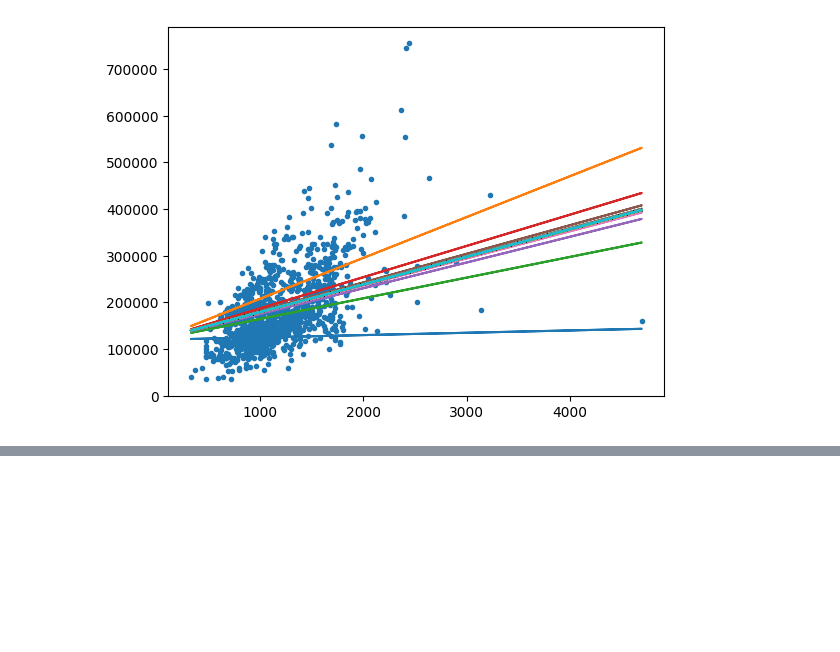
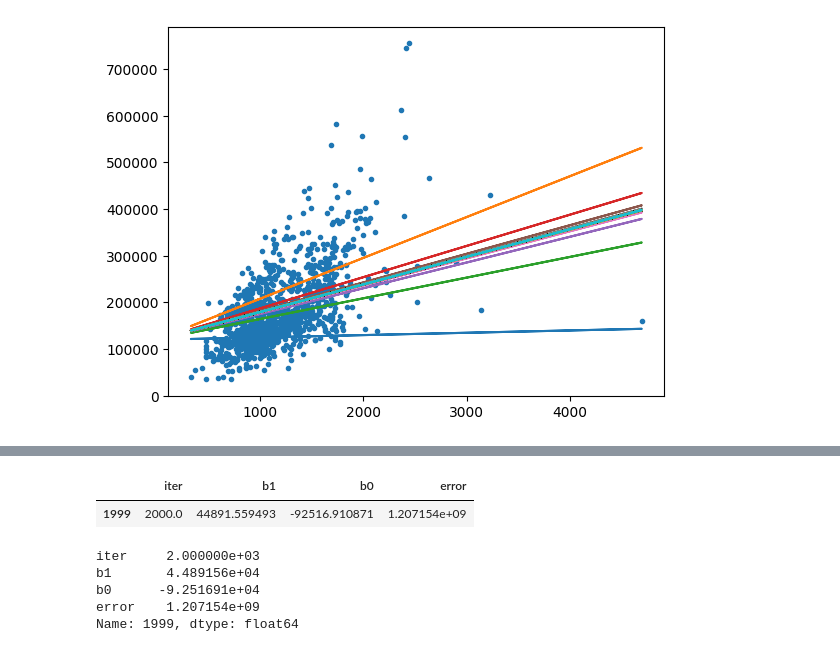
Before and after one commit to am23006810/CienciaDeDatosEnPython-Proyecto01, a Jupyter notebook: Proyecto01.ipynb, the cells around one changed output, grey strips where cells are left out. Drawn from its saved outputs; the diff is of its cells as text; code cells hidden in the pictures; blank space fills up the shorter version.

```diff
--- a/Proyecto01.ipynb
+++ b/Proyecto01.ipynb
@@ -356,0 +381,3 @@ graficar_modelo(x,y,iteration_df,1)
+# %%
+x = df_train["OverallQual"]
+y = df_train["SalePrice"]
@@ -356,0 +387,3 @@ graficar_modelo(x,y,iteration_df,1)
+# %%
+iteration_df = regresion_lineal(x,y,2000,0.03,0.01,0.01,500)
+modelo_scikit = modelo_scikit(x,y)
@@ -356,0 +417,13 @@ graficar_modelo(x,y,iteration_df,1)
+# %%
+iteration_df.tail(1)
+# %% [output]
+|  | iter | b1 | b0 | error |
+| 1999 | 2000.0 | 44891.559493 | -92516.910871 | 1.207154e+09 |
+# %%
+(iteration_df).iloc[-1]
+# %% [output]
+iter     2.000000e+03
+b1       4.489156e+04
+b0      -9.251691e+04
+error    1.207154e+09
+Name: 1999, dtype: float64
```
Also changed, not shown: parts of 26 cells of this notebook.
